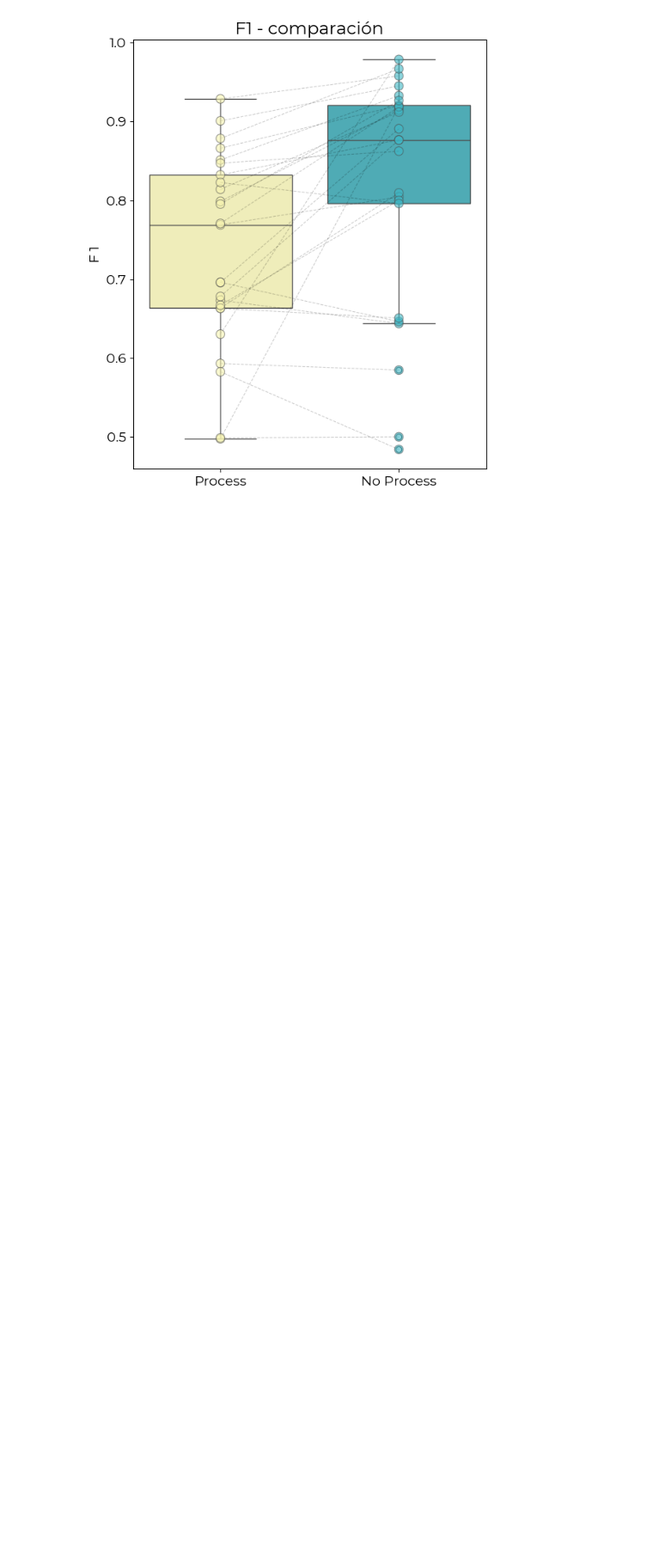
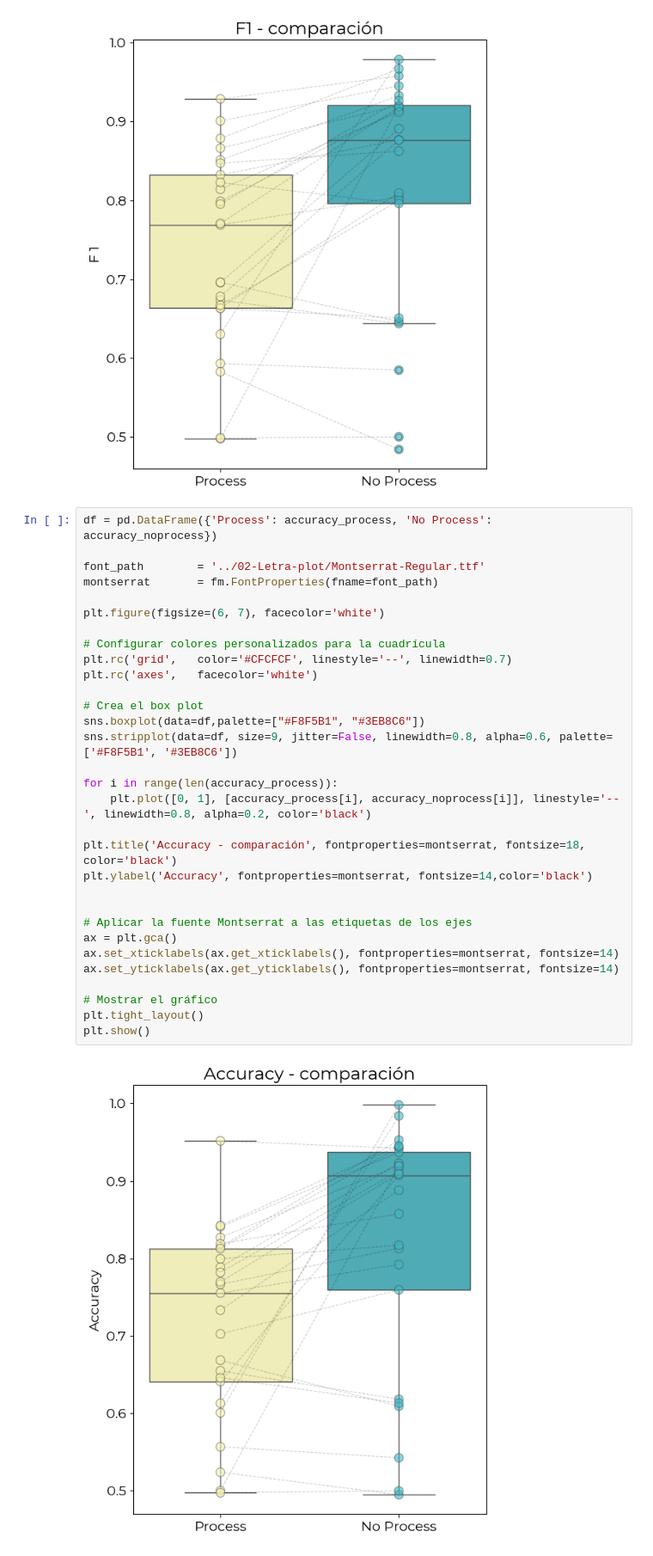
Before and after one commit to martinrrobins/PI-Thalamus-RNS, a Jupyter notebook: Paper_iESPnet_pruebas/01-Exploraciones/03.3 Exploracion.ipynb, the cells around one changed output. Shown: that part at 86% size. Drawn from its saved outputs; the diff is of its cells as text; blank space fills up the shorter version.

```diff
--- a/Paper_iESPnet_pruebas/01-Exploraciones/03.3 Exploracion.ipynb
+++ b/Paper_iESPnet_pruebas/01-Exploraciones/03.3 Exploracion.ipynb
@@ -215,3 +215,36 @@ plt.tight_layout()
 plt.show()
 # %% [output]
 [figure]
+# %%
+df = pd.DataFrame({'Process': accuracy_process, 'No Process': accuracy_noprocess})
+
+font_path        = '../02-Letra-plot/Montserrat-Regular.ttf'
+montserrat       = fm.FontProperties(fname=font_path)
+
+plt.figure(figsize=(6, 7), facecolor='white')
+
+# Configurar colores personalizados para la cuadrícula
+plt.rc('grid',   color='#CFCFCF', linestyle='--', linewidth=0.7)
+plt.rc('axes',   facecolor='white')
+
+# Crea el box plot
+sns.boxplot(data=df,palette=["#F8F5B1", "#3EB8C6"])
+sns.stripplot(data=df, size=9, jitter=False, linewidth=0.8, alpha=0.6, palette=['#F8F5B1', '#3EB8C6'])
+
+for i in range(len(accuracy_process)):
+    plt.plot([0, 1], [accuracy_process[i], accuracy_noprocess[i]], linestyle='--', linewidth=0.8, alpha=0.2, color='black')
+
+plt.title('Accuracy - comparación', fontproperties=montserrat, fontsize=18, color='black')
+plt.ylabel('Accuracy', fontproperties=montserrat, fontsize=14,color='black')
+
+
+# Aplicar la fuente Montserrat a las etiquetas de los ejes
+ax = plt.gca()
+ax.set_xticklabels(ax.get_xticklabels(), fontproperties=montserrat, fontsize=14)
+ax.set_yticklabels(ax.get_yticklabels(), fontproperties=montserrat, fontsize=14)
+
+# Mostrar el gráfico
+plt.tight_layout()
+plt.show()
+# %% [output]
+[figure, added]
```
Also changed, not shown: parts of 1 cell of this notebook.
